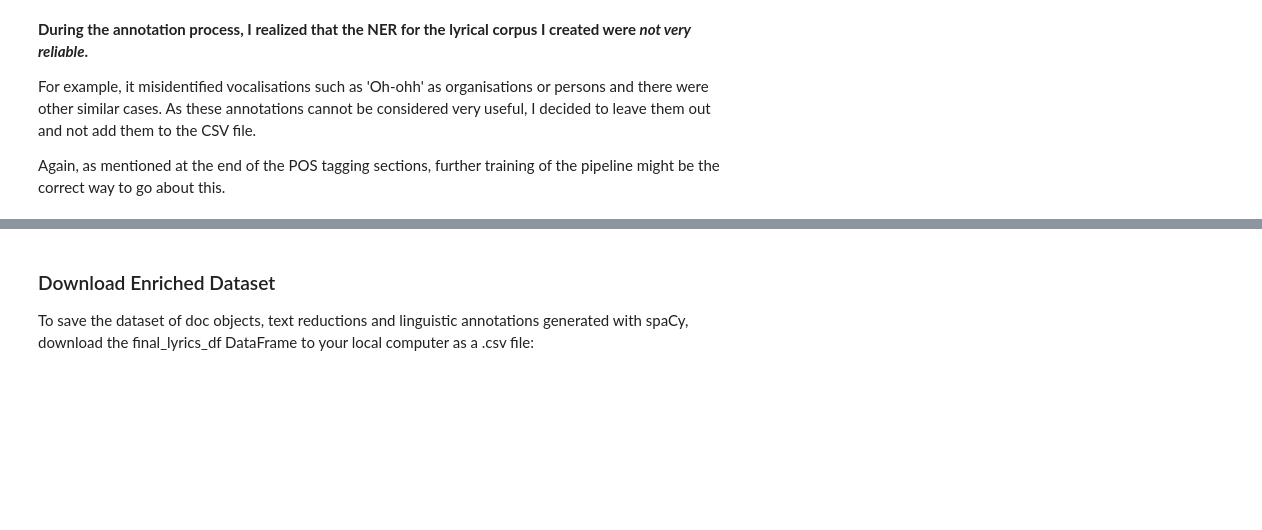
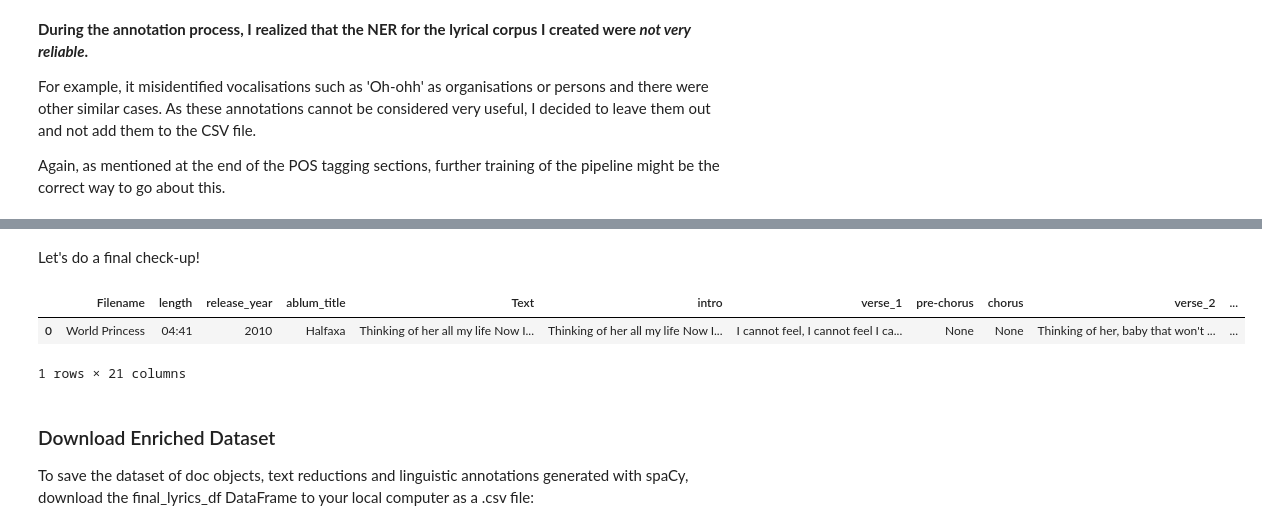
Before and after one commit to v1alina/collecting_data_assignment4, a Jupyter notebook: corpus-analysis-with-spacy.ipynb, the cells around one changed output, grey strips where cells are left out. Drawn from its saved outputs; the diff is of its cells as text; code cells hidden in the pictures; blank space fills up the shorter version.

Commit message:
Deleted unnecessary columns 'doc' 'pos' 'proper_nouns'

```diff
--- a/corpus-analysis-with-spacy.ipynb
+++ b/corpus-analysis-with-spacy.ipynb
@@ -445,0 +479,10 @@ Again, as mentioned at the end of the POS tagging sections, further training of
+# %%
+final_lyrics_df = final_lyrics_df.drop(['Doc', 'POS', 'Proper_Nouns'], axis=1)
+# %% [markdown]
+Let's do a final check-up!
+# %%
+final_lyrics_df.sample()
+# %% [output]
+|  | Filename | length | release_year | ablum_title | Text | intro | verse_1 | pre-chorus | chorus | verse_2 | ... |
+| 0 | World Princess | 04:41 | 2010 | Halfaxa | Thinking of her all my life Now I... | Thinking of her all my life Now I... | I cannot feel, I cannot feel I ca... | None | None | Thinking of her, baby that won't ... | ... |
+1 rows × 21 columns
```
Also changed, not shown: parts of 7 cells of this notebook.
